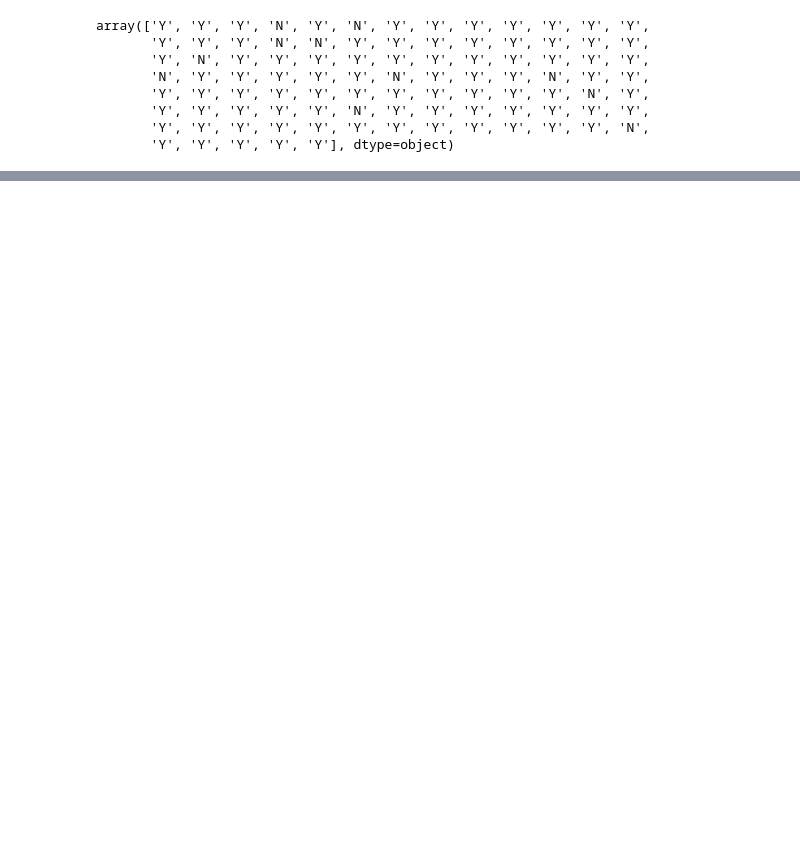
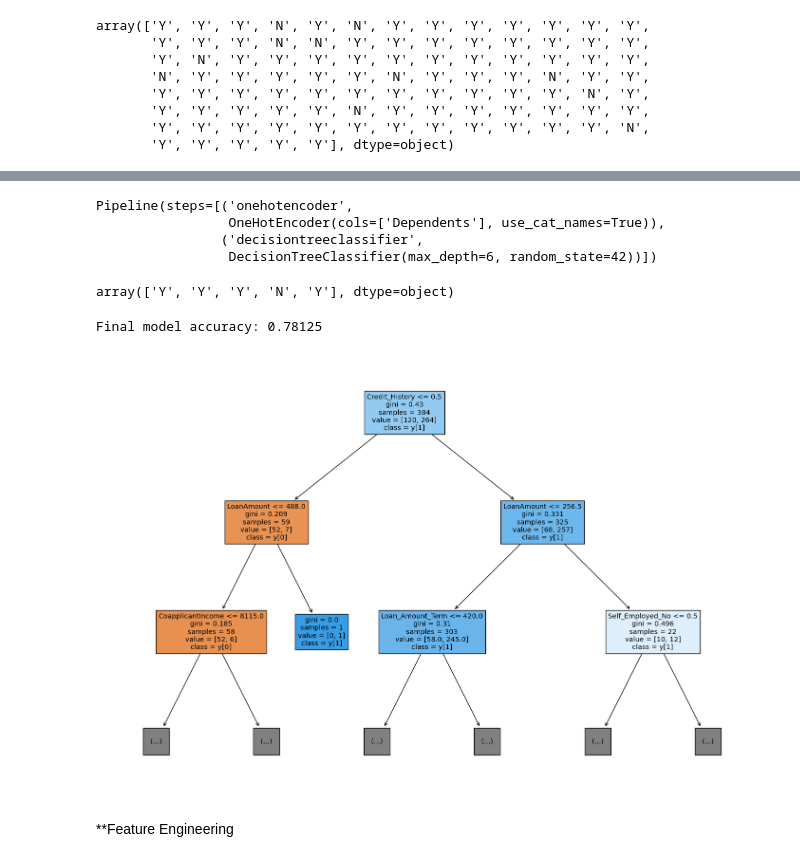
Before and after one commit to MckyleM/MLGGuidedProject, a Jupyter notebook: Step_by_step.ipynb, the cells around one changed output, grey strips where cells are left out. Drawn from its saved outputs; the diff is of its cells as text; code cells hidden in the pictures; blank space fills up the shorter version.

Commit message:
Finished first model

```diff
--- a/Step_by_step.ipynb
+++ b/Step_by_step.ipynb
@@ -542,0 +570,23 @@ print(y_train_pred_proba[:5])
+# %%
+depth_hyperparams = range(1, 16)
+
+# List of scores per each set for visualization purpose
+training_acc = []
+validation_acc = []
+
+for d in depth_hyperparams:
+
+    # Build model
+    model_dt = make_pipeline(
+        OneHotEncoder(use_cat_names=True),
+        DecisionTreeClassifier(max_depth=d, random_state=42)
+    )
+
+    # Fit model
+    model_dt.fit(X_train, y_train)
+
+    # Calculate training accuracy score and append to `training_acc`
+    training_acc.append(model_dt.score(X_train, y_train))
+
+    # Calculate validation accuracy score and append to `training_acc`
+    validation_acc.append(model_dt.score(X_val, y_val))
@@ -542,0 +610,41 @@ print(y_train_pred_proba[:5])
+# %%
+# Final model build
+final_model_dt = make_pipeline(
+    OneHotEncoder(use_cat_names=True),
+    DecisionTreeClassifier(max_depth=6, random_state=42)
+)
+
+# Fit Final Model
+final_model_dt.fit(X_train, y_train)
+# %% [output]
+Pipeline(steps=[('onehotencoder',
+                 OneHotEncoder(cols=['Dependents'], use_cat_names=True)),
+                ('decisiontreeclassifier',
+                 DecisionTreeClassifier(max_depth=6, random_state=42))])
+# %%
+# Predict Validation set
+y_val_pred = final_model_dt.predict(X_val)
+y_val_pred[:5]
+# %% [output]
+array(['Y', 'Y', 'Y', 'N', 'Y'], dtype=object)
+# %%
+print(f'Final model accuracy: {accuracy_score(y_val, final_model_dt.predict(X_val))}')
+# %% [output]
+Final model accuracy: 0.78125
+# %%
+feature_names = final_model_dt.named_steps.decisiontreeclassifier.feature_names_in_
+
+plt.figure(figsize=(18,12))
+plot_tree(
+    decision_tree=final_model_dt.named_steps['decisiontreeclassifier'],
+    filled=True,
+    max_depth=2,
+    feature_names=feature_names, # to display feature names on each node instead of x[0], x[1], etc
+    class_names=True
+)
+plt.axis('off')
+plt.show()
+# %% [output]
+[figure, added]
+# %% [markdown]
+**Feature Engineering
```
Also changed, not shown: parts of 11 cells of this notebook.
